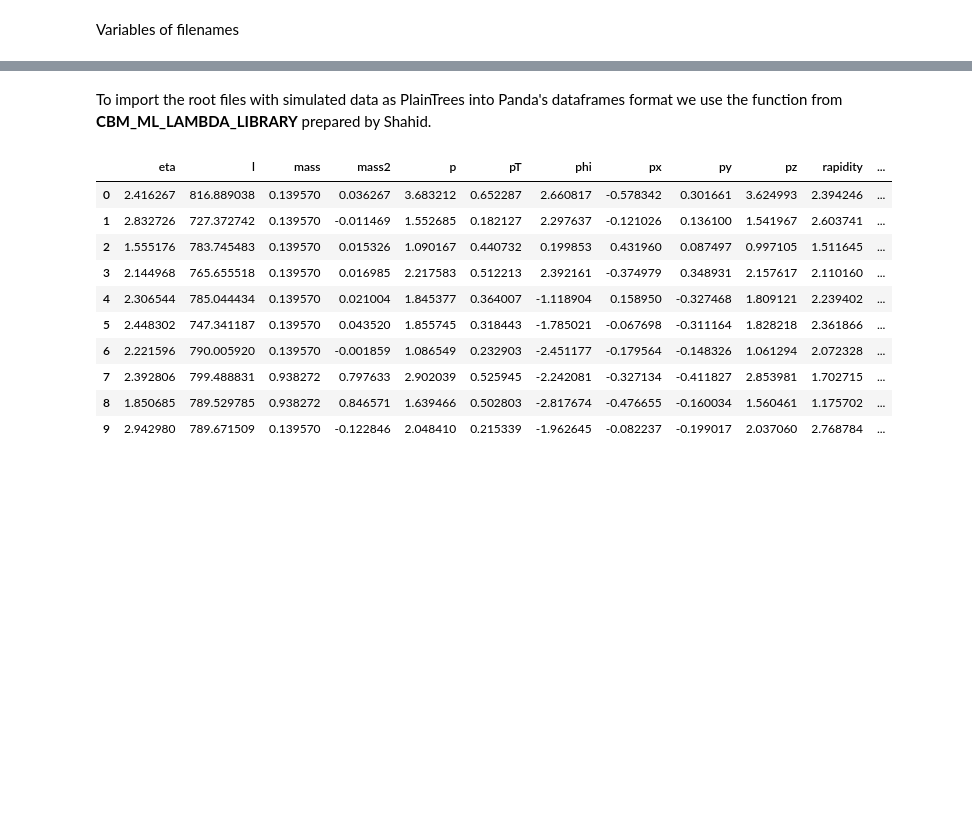
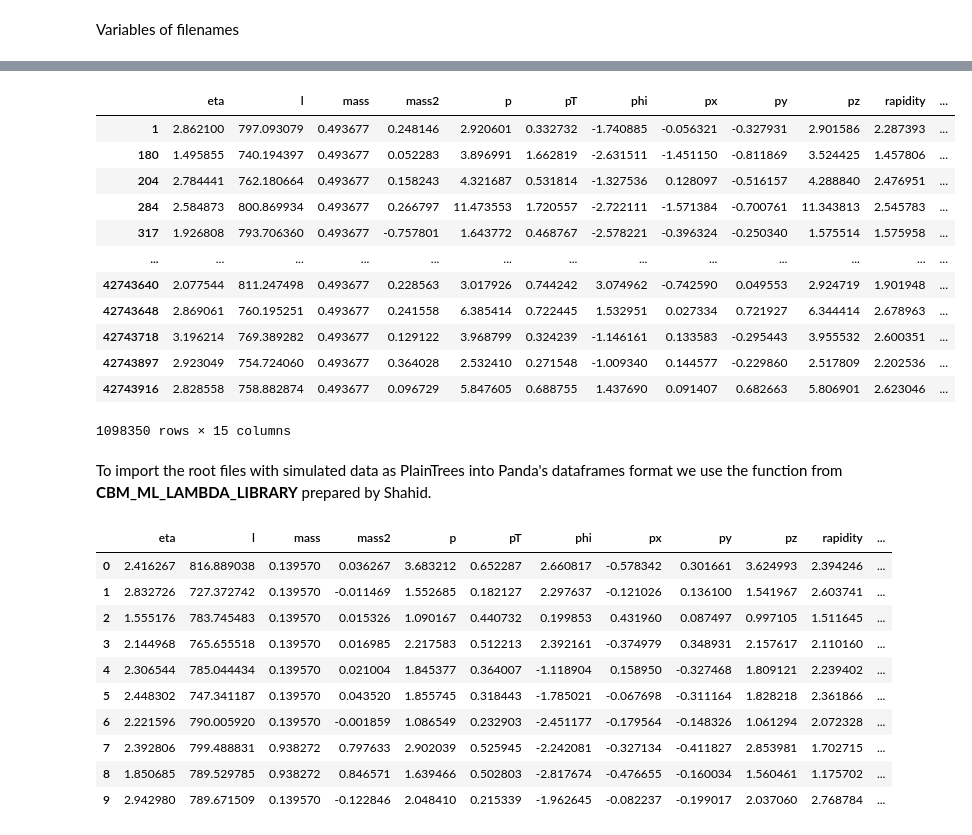
Before and after one commit to julnow/inz, a Jupyter notebook: jupyter/ml_xgb_proton-kaon.ipynb, the cells around one changed output, grey strips where cells are left out. Cells and saved outputs as stored; diff of their text form; code cells hidden in the pictures; blank space fills up the shorter version.

```diff
--- a/jupyter/ml_xgb_proton-kaon.ipynb
+++ b/jupyter/ml_xgb_proton-kaon.ipynb
@@ -110,3 +149,19 @@ def downsample(df:pd.DataFrame, label_col_name:str) -> pd.DataFrame:
+# %%
+df
+# %% [output]
+|  | eta | l | mass | mass2 | p | pT | phi | px | py | pz | rapidity | ... |
+| 1 | 2.862100 | 797.093079 | 0.493677 | 0.248146 | 2.920601 | 0.332732 | -1.740885 | -0.056321 | -0.327931 | 2.901586 | 2.287393 | ... |
+| 180 | 1.495855 | 740.194397 | 0.493677 | 0.052283 | 3.896991 | 1.662819 | -2.631511 | -1.451150 | -0.811869 | 3.524425 | 1.457806 | ... |
+| 204 | 2.784441 | 762.180664 | 0.493677 | 0.158243 | 4.321687 | 0.531814 | -1.327536 | 0.128097 | -0.516157 | 4.288840 | 2.476951 | ... |
+| 284 | 2.584873 | 800.869934 | 0.493677 | 0.266797 | 11.473553 | 1.720557 | -2.722111 | -1.571384 | -0.700761 | 11.343813 | 2.545783 | ... |
+| 317 | 1.926808 | 793.706360 | 0.493677 | -0.757801 | 1.643772 | 0.468767 | -2.578221 | -0.396324 | -0.250340 | 1.575514 | 1.575958 | ... |
+| ... | ... | ... | ... | ... | ... | ... | ... | ... | ... | ... | ... | ... |
+| 42743640 | 2.077544 | 811.247498 | 0.493677 | 0.228563 | 3.017926 | 0.744242 | 3.074962 | -0.742590 | 0.049553 | 2.924719 | 1.901948 | ... |
+| 42743648 | 2.869061 | 760.195251 | 0.493677 | 0.241558 | 6.385414 | 0.722445 | 1.532951 | 0.027334 | 0.721927 | 6.344414 | 2.678963 | ... |
+| 42743718 | 3.196214 | 769.389282 | 0.493677 | 0.129122 | 3.968799 | 0.324239 | -1.146161 | 0.133583 | -0.295443 | 3.955532 | 2.600351 | ... |
+| 42743897 | 2.923049 | 754.724060 | 0.493677 | 0.364028 | 2.532410 | 0.271548 | -1.009340 | 0.144577 | -0.229860 | 2.517809 | 2.202536 | ... |
+| 42743916 | 2.828558 | 758.882874 | 0.493677 | 0.096729 | 5.847605 | 0.688755 | 1.437690 | 0.091407 | 0.682663 | 5.806901 | 2.623046 | ... |
+1098350 rows × 15 columns
 # %% [markdown]
 To import the root files with simulated data as PlainTrees into Panda's dataframes format we use the function from **CBM_ML_LAMBDA_LIBRARY** prepared by Shahid.
 # %%
```
Also changed, not shown: parts of 7 cells of this notebook.
